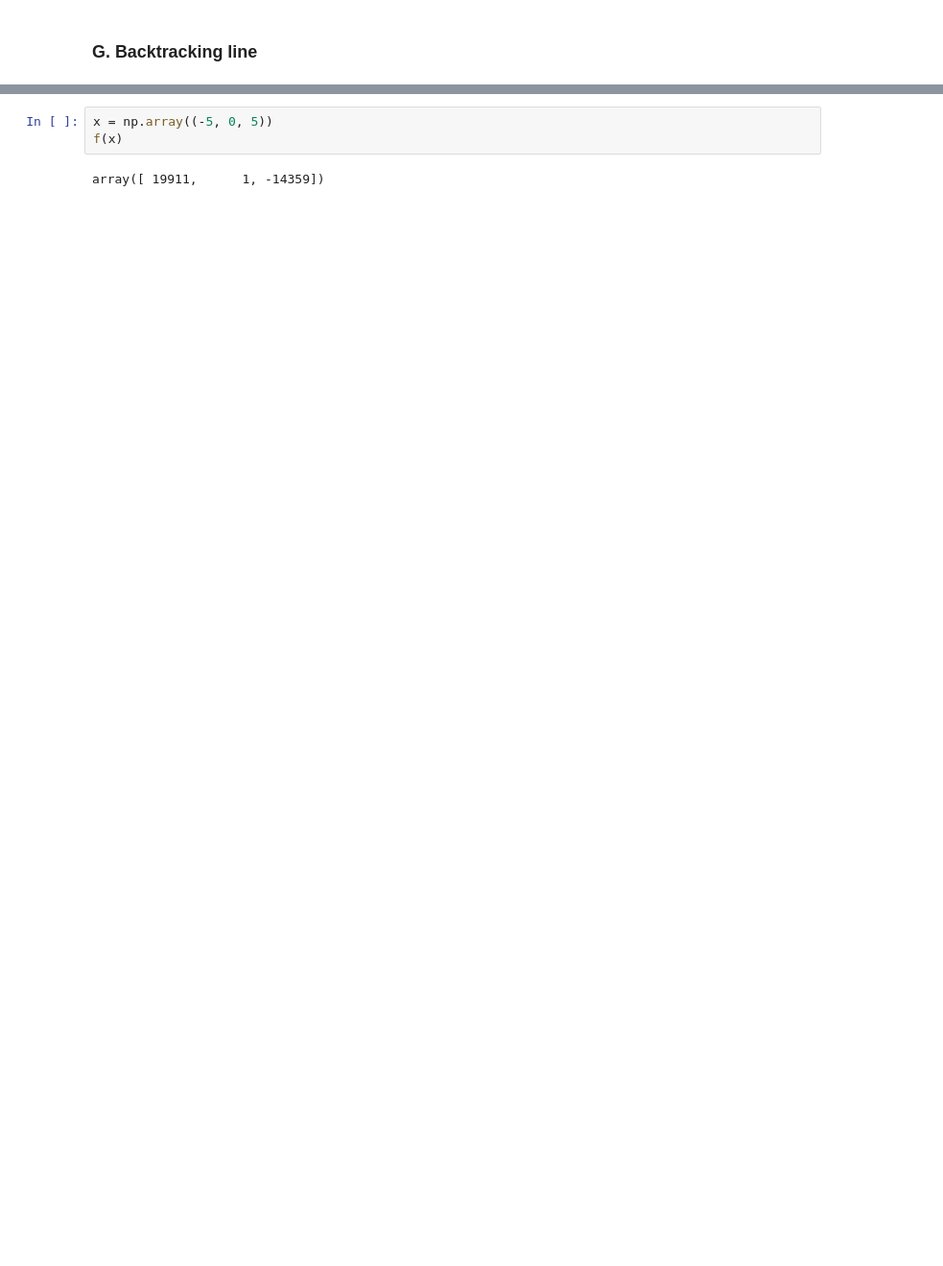
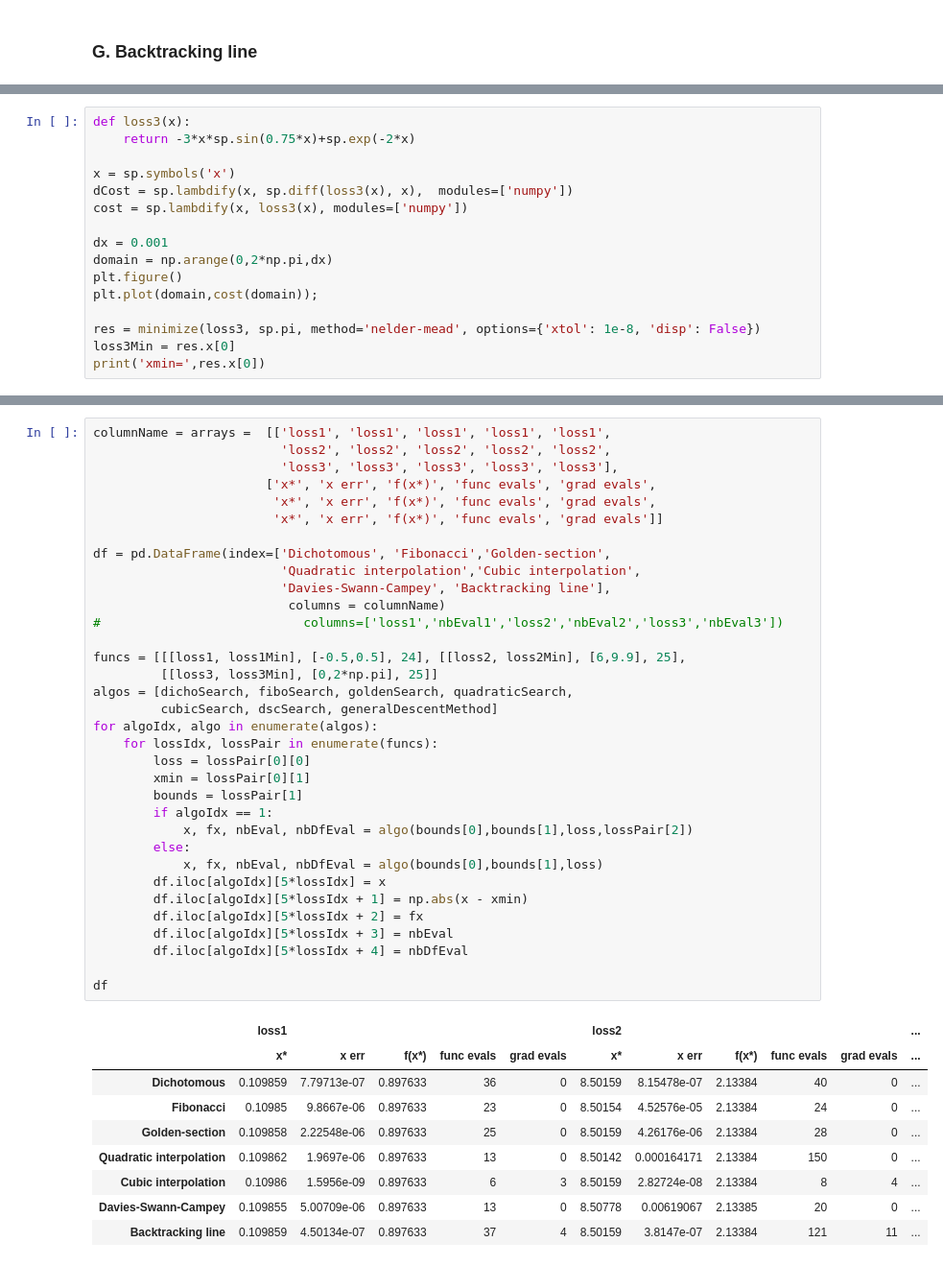
Before and after one commit to lpcinelli/otimizacao-convexa, a Jupyter notebook: Lista 1.ipynb, the cells around one changed output, grey strips where cells are left out. Shown at 96% size. Saved outputs shown, nothing was run; the diff lists cells and outputs as text; blank space fills up the shorter version.

```diff
--- a/Lista 1.ipynb
+++ b/Lista 1.ipynb
@@ -322,0 +423,16 @@ Minimum found:  0.8976329719244117
+# %%
+def loss3(x):
+    return -3*x*sp.sin(0.75*x)+sp.exp(-2*x)
+
+x = sp.symbols('x')
+dCost = sp.lambdify(x, sp.diff(loss3(x), x),  modules=['numpy'])
+cost = sp.lambdify(x, loss3(x), modules=['numpy'])
+
+dx = 0.001
+domain = np.arange(0,2*np.pi,dx)
+plt.figure()
+plt.plot(domain,cost(domain));
+
+res = minimize(loss3, sp.pi, method='nelder-mead', options={'xtol': 1e-8, 'disp': False})
+loss3Min = res.x[0]
+print('xmin=',res.x[0])
@@ -341,5 +445,44 @@ df
-# %%
-x = np.array((-5, 0, 5))
-f(x)
-# %% [output]
-array([ 19911,      1, -14359])
+# %%
+columnName = arrays =  [['loss1', 'loss1', 'loss1', 'loss1', 'loss1',
+                         'loss2', 'loss2', 'loss2', 'loss2', 'loss2',
+                         'loss3', 'loss3', 'loss3', 'loss3', 'loss3'],
+                       ['x*', 'x err', 'f(x*)', 'func evals', 'grad evals',
+                        'x*', 'x err', 'f(x*)', 'func evals', 'grad evals',
+                        'x*', 'x err', 'f(x*)', 'func evals', 'grad evals']]
+
+df = pd.DataFrame(index=['Dichotomous', 'Fibonacci','Golden-section',
+                         'Quadratic interpolation','Cubic interpolation',
+                         'Davies-Swann-Campey', 'Backtracking line'],
+                          columns = columnName)
+#                           columns=['loss1','nbEval1','loss2','nbEval2','loss3','nbEval3'])
+
+funcs = [[[loss1, loss1Min], [-0.5,0.5], 24], [[loss2, loss2Min], [6,9.9], 25],
+         [[loss3, loss3Min], [0,2*np.pi], 25]]
+algos = [dichoSearch, fiboSearch, goldenSearch, quadraticSearch,
+         cubicSearch, dscSearch, generalDescentMethod]
+for algoIdx, algo in enumerate(algos):
+    for lossIdx, lossPair in enumerate(funcs):
+        loss = lossPair[0][0]
+        xmin = lossPair[0][1]
+        bounds = lossPair[1]
+        if algoIdx == 1:
+            x, fx, nbEval, nbDfEval = algo(bounds[0],bounds[1],loss,lossPair[2])
+        else:
+            x, fx, nbEval, nbDfEval = algo(bounds[0],bounds[1],loss)
+        df.iloc[algoIdx][5*lossIdx] = x
+        df.iloc[algoIdx][5*lossIdx + 1] = np.abs(x - xmin)
+        df.iloc[algoIdx][5*lossIdx + 2] = fx
+        df.iloc[algoIdx][5*lossIdx + 3] = nbEval
+        df.iloc[algoIdx][5*lossIdx + 4] = nbDfEval
+
+df
+# %% [output]
+|  | loss1 |  |  |  |  | loss2 |  |  |  |  | ... |
+|  | x* | x err | f(x*) | func evals | grad evals | x* | x err | f(x*) | func evals | grad evals | ... |
+| Dichotomous | 0.109859 | 7.79713e-07 | 0.897633 | 36 | 0 | 8.50159 | 8.15478e-07 | 2.13384 | 40 | 0 | ... |
+| Fibonacci | 0.10985 | 9.8667e-06 | 0.897633 | 23 | 0 | 8.50154 | 4.52576e-05 | 2.13384 | 24 | 0 | ... |
+| Golden-section | 0.109858 | 2.22548e-06 | 0.897633 | 25 | 0 | 8.50159 | 4.26176e-06 | 2.13384 | 28 | 0 | ... |
+| Quadratic interpolation | 0.109862 | 1.9697e-06 | 0.897633 | 13 | 0 | 8.50142 | 0.000164171 | 2.13384 | 150 | 0 | ... |
+| Cubic interpolation | 0.10986 | 1.5956e-09 | 0.897633 | 6 | 3 | 8.50159 | 2.82724e-08 | 2.13384 | 8 | 4 | ... |
+| Davies-Swann-Campey | 0.109855 | 5.00709e-06 | 0.897633 | 13 | 0 | 8.50778 | 0.00619067 | 2.13385 | 20 | 0 | ... |
+| Backtracking line | 0.109859 | 4.50134e-07 | 0.897633 | 37 | 4 | 8.50159 | 3.8147e-07 | 2.13384 | 121 | 11 | ... |
```
Also changed, not shown: parts of 39 cells of this notebook.
